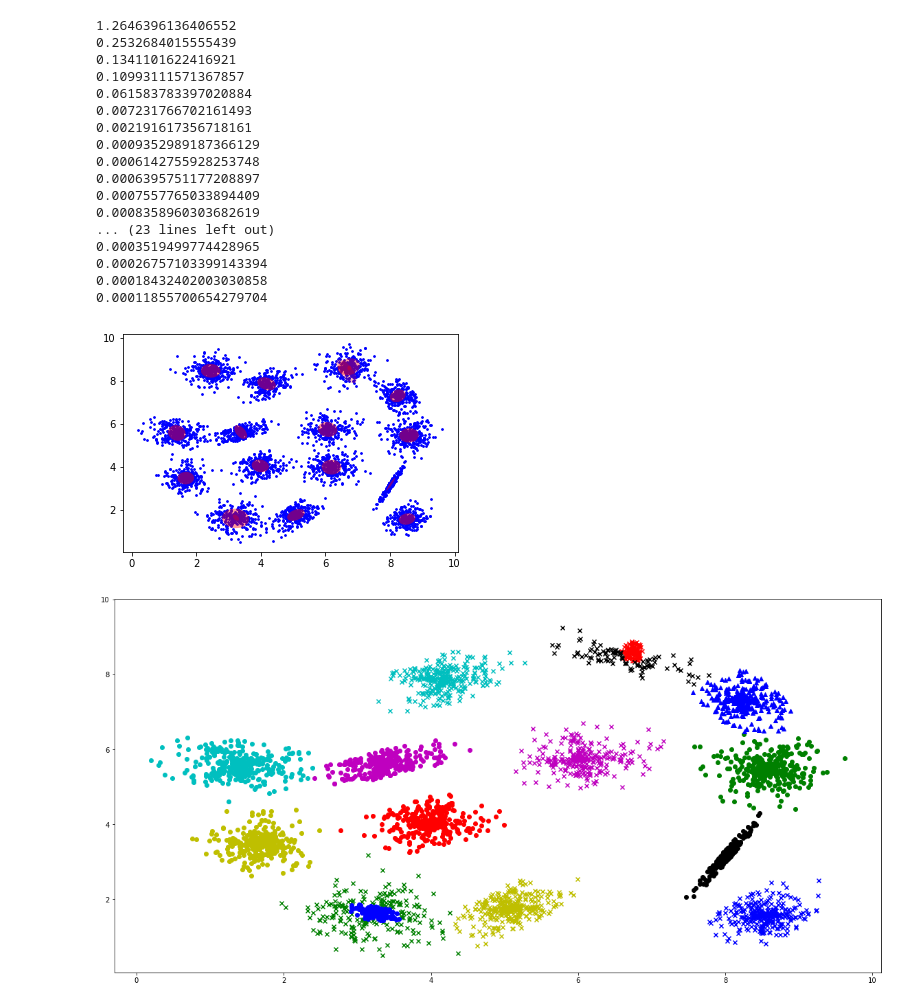
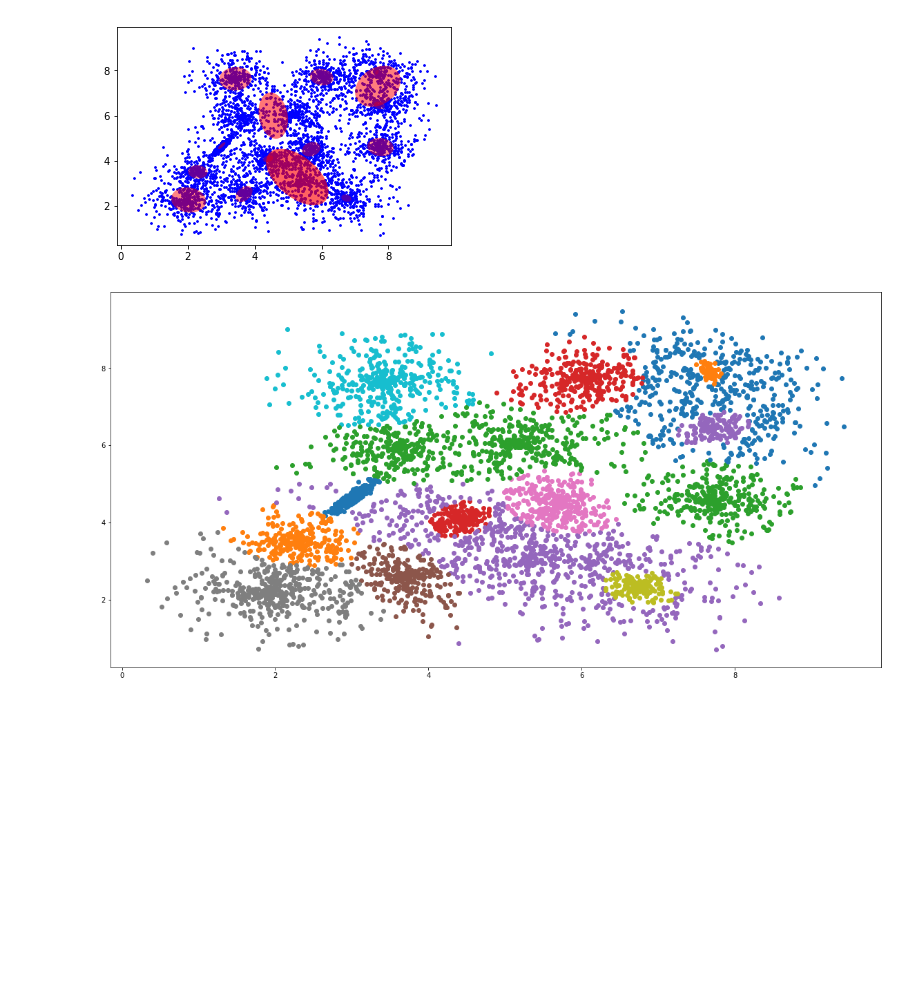
Before and after one commit to hov1417/UnsupervisedHomework, a Jupyter notebook: GMM/plot_covariances.ipynb, the cells around one changed output. Drawn from its saved outputs; the diff is of its cells as text; code cells hidden in the pictures; blank space fills up the shorter version.

```diff
--- a/GMM/plot_covariances.ipynb
+++ b/GMM/plot_covariances.ipynb
@@ -19,7 +19,7 @@ class GMM:
         self.pis = []
         self.gammas = []
 
-    def fit(self, data, eps=1e-4):
+    def fit(self, data, eps=1e-6):
         """
         :params data: np.array of shape (..., dim)
                                   where dim is number of dimensions of point
@@ -32,7 +32,6 @@ class GMM:
         self._M_step(data)
 
         while np.sum(np.square(old_means - self.means)) > eps:
-            print(np.sum(np.square(old_means - self.means)))
             old_means = self.get_means()
             self._E_step(data)
             self._M_step(data)
@@ -106,14 +102,11 @@ cols = ["bx", "gx" ,"rx" ,"cx" ,"mx" ,"yx" ,"kx" ,"bo" ,"go" ,"ro" ,"co" ,"mo" ,
 # %%
-def run_gmm(dataPath, name, k):
+def run_gmm(dataPath, name, K):
     df = pd.read_csv(dataPath)
-    global data
     data = np.array(df[['X', 'Y']], np.float)/100000
     plt.clf()
     plt.scatter(data[:, 0], data[:, 1], s=3, color='blue')
 
-    global gmm
-
-    gmm = GMM(k)
+    gmm = GMM(K)
     gmm.fit(data)
     mean = gmm.get_means()
     sigma = gmm.get_covariances()
@@ -131,6 +124,6 @@ def run_gmm(dataPath, name, k):
 
     pred = gmm.predict(data)
     plt.figure(figsize=(20,10))
-    for i in range(k):
-        plt.scatter(data[pred==i,0],data[pred==i,1],None,*cols[i])
+    for i in range(K):
+        plt.scatter(data[pred==i,0],data[pred==i,1])
     plt.show()
@@ -137,23 +135,6 @@ def run_gmm(dataPath, name, k):
 # %%
-k=18
-run_gmm("sparse_clusters.csv", "hov", k)
+k=15
+run_gmm("dense_clusters.csv", "hov", k)
 # %% [output]
-1.2646396136406552
-0.2532684015555439
-0.1341101622416921
-0.10993111571367857
-0.061583783397020884
-0.007231766702161493
-0.002191617356718161
-0.0009352989187366129
-0.0006142755928253748
-0.0006395751177208897
-0.0007557765033894409
-0.0008358960303682619
-... (23 lines left out)
-0.0003519499774428965
-0.00026757103399143394
-0.00018432402003030858
-0.00011855700654279704
-[figure, old version]
+[figure, new version]
-[figure, old version]
+[figure, new version]
```
Also changed, not shown: parts of 3 cells of this notebook, 4 other files.
